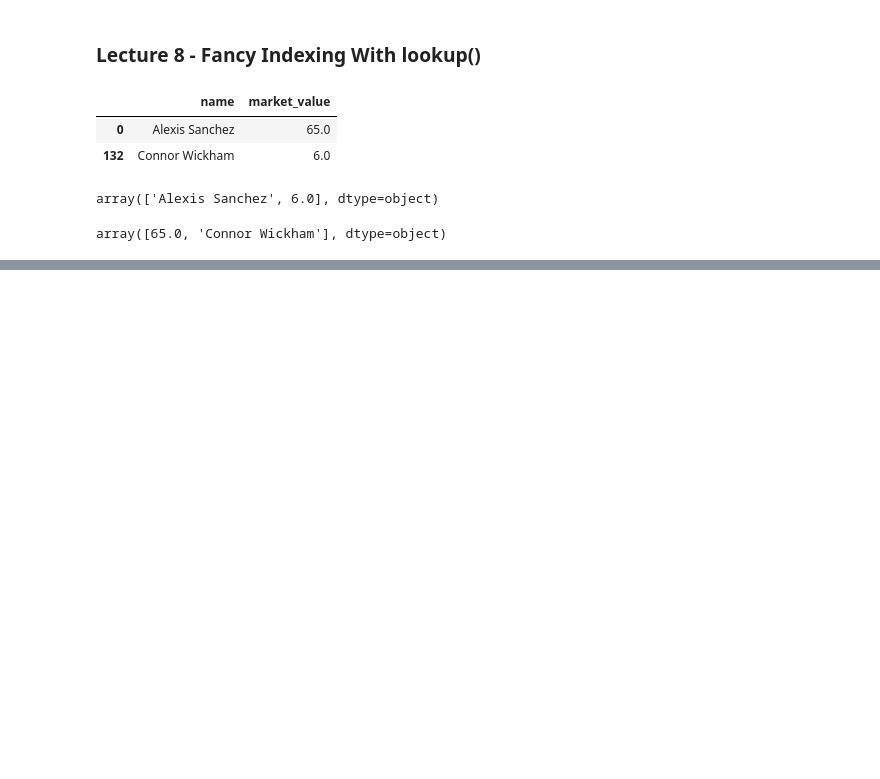
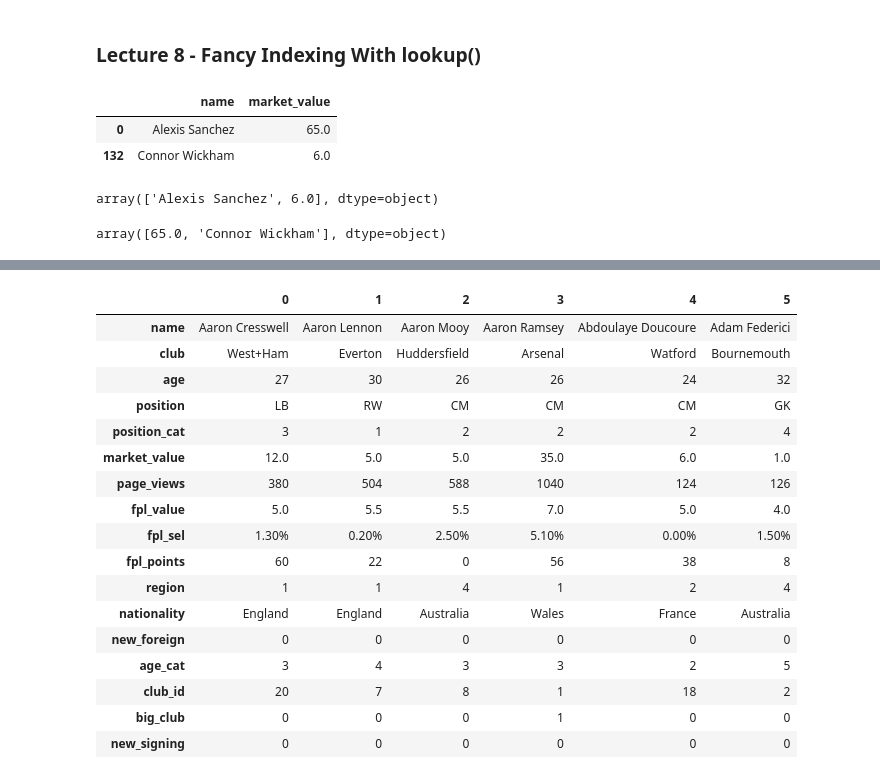
Before and after one commit to momchilantonov/ultimate_pandas_bootcamp, a Jupyter notebook: lectures/DataFrames in Depth.ipynb, the cells around one changed output, grey strips where cells are left out. Drawn from its saved outputs; the diff is of its cells as text; code cells hidden in the pictures; blank space fills up the shorter version.

```diff
--- a/lectures/DataFrames in Depth.ipynb
+++ b/lectures/DataFrames in Depth.ipynb
@@ -908,0 +923,2 @@ players_data.reindex(index=[2, 1, 3, 0], columns=sorted(players_data.columns)[:6
+# %%
+df = players_data.iloc[:6]
@@ -908,0 +935,21 @@ players_data.reindex(index=[2, 1, 3, 0], columns=sorted(players_data.columns)[:6
+# %%
+df.swapaxes(1, 0)
+# %% [output]
+|  | 0 | 1 | 2 | 3 | 4 | 5 |
+| name | Aaron Cresswell | Aaron Lennon | Aaron Mooy | Aaron Ramsey | Abdoulaye Doucoure | Adam Federici |
+| club | West+Ham | Everton | Huddersfield | Arsenal | Watford | Bournemouth |
+| age | 27 | 30 | 26 | 26 | 24 | 32 |
+| position | LB | RW | CM | CM | CM | GK |
+| position_cat | 3 | 1 | 2 | 2 | 2 | 4 |
+| market_value | 12.0 | 5.0 | 5.0 | 35.0 | 6.0 | 1.0 |
+| page_views | 380 | 504 | 588 | 1040 | 124 | 126 |
+| fpl_value | 5.0 | 5.5 | 5.5 | 7.0 | 5.0 | 4.0 |
+| fpl_sel | 1.30% | 0.20% | 2.50% | 5.10% | 0.00% | 1.50% |
+| fpl_points | 60 | 22 | 0 | 56 | 38 | 8 |
+| region | 1 | 1 | 4 | 1 | 2 | 4 |
+| nationality | England | England | Australia | Wales | France | Australia |
+| new_foreign | 0 | 0 | 0 | 0 | 0 | 0 |
+| age_cat | 3 | 4 | 3 | 3 | 2 | 5 |
+| club_id | 20 | 7 | 8 | 1 | 18 | 2 |
+| big_club | 0 | 0 | 0 | 1 | 0 | 0 |
+| new_signing | 0 | 0 | 0 | 0 | 0 | 0 |
```
Also changed, not shown: parts of 55 cells of this notebook.
